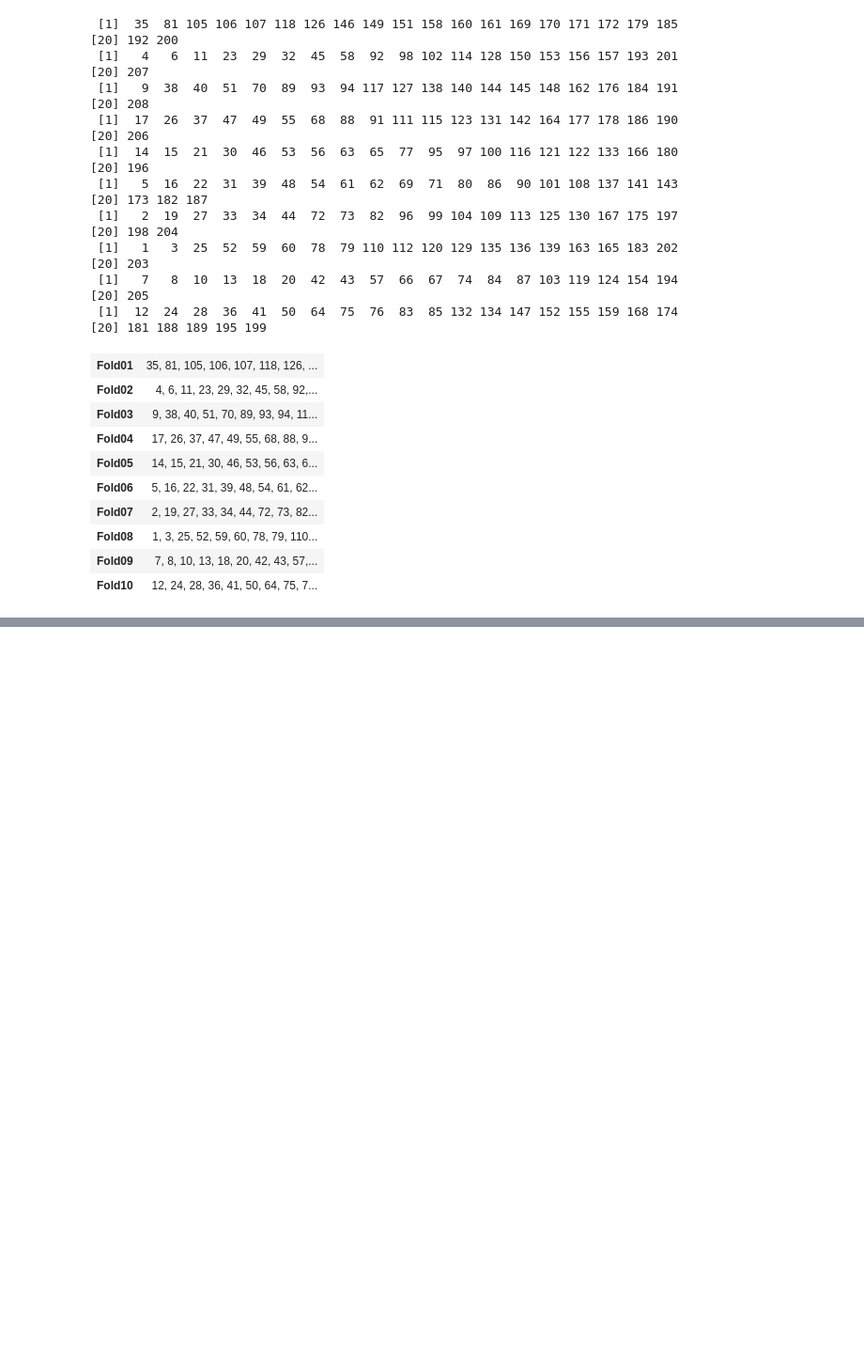
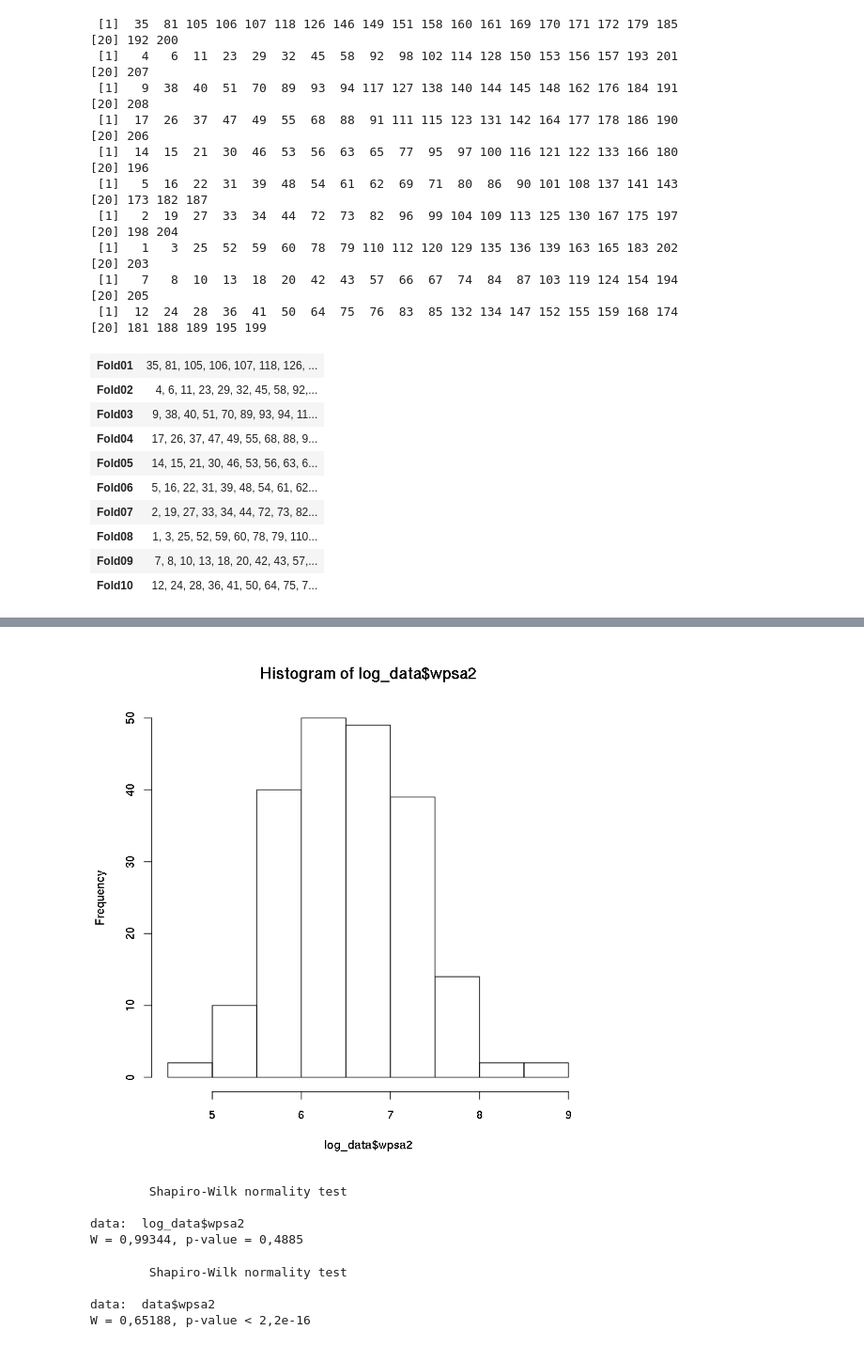
Before and after one commit to adamPaclawski/AI_pharm, a Jupyter notebook: AI in Pharm 2 - data prep.ipynb, the cells around one changed output, grey strips where cells are left out. Shown at 94% size. Cells and saved outputs as stored; diff of their text form; code cells hidden in the pictures; blank space fills up the shorter version.

```diff
--- a/AI in Pharm 2 - data prep.ipynb
+++ b/AI in Pharm 2 - data prep.ipynb
@@ -389,0 +441,4 @@ hist((data$slogp_vsa8))
+# %%
+log_data = log(data[,c("wpsa1","wpsa2")])
+
+summary(log_data)
@@ -389,0 +453,18 @@ hist((data$slogp_vsa8))
+# %%
+hist(log_data$wpsa2)
+# %% [output]
+[figure, added]
+# %%
+shapiro.test(log_data$wpsa2)
+# %% [output]
+        Shapiro-Wilk normality test
+
+data:  log_data$wpsa2
+W = 0,99344, p-value = 0,4885
+# %%
+shapiro.test(data$wpsa2)
+# %% [output]
+        Shapiro-Wilk normality test
+
+data:  data$wpsa2
+W = 0,65188, p-value < 2,2e-16
```
Also changed, not shown: parts of 24 cells of this notebook.
